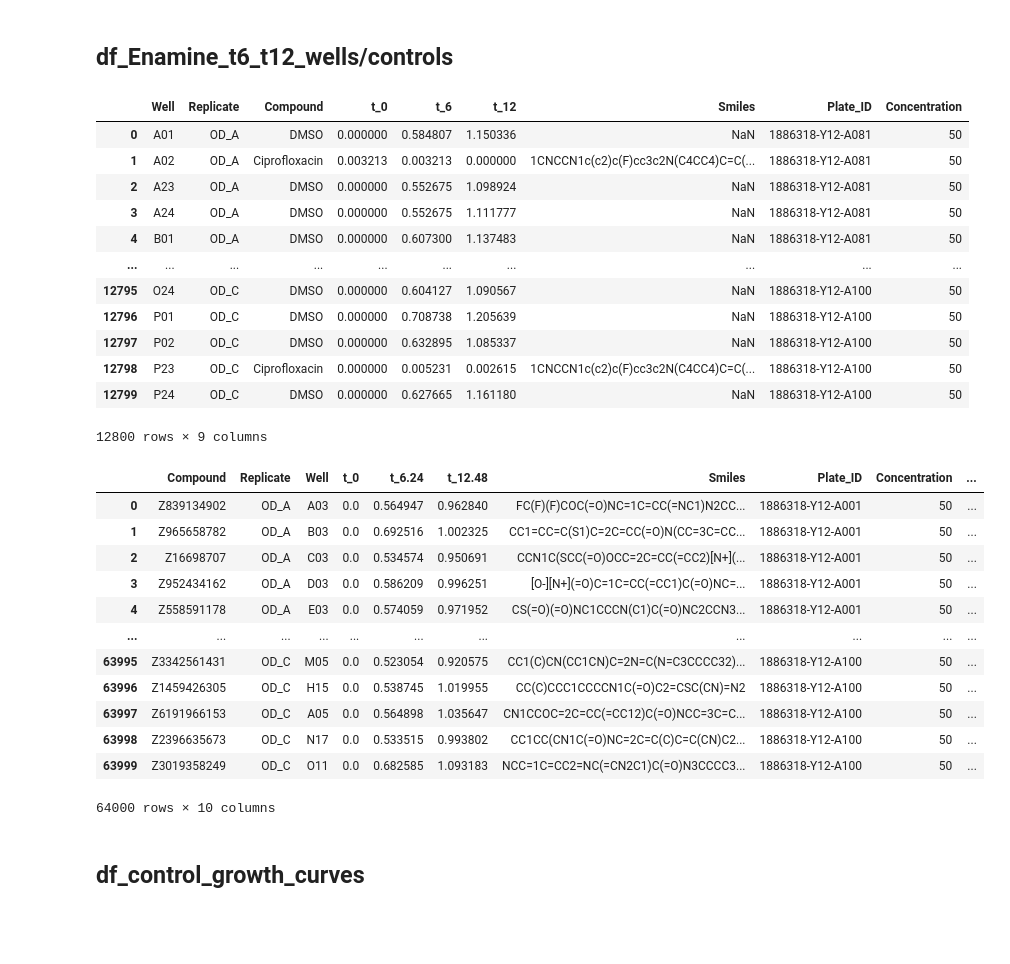
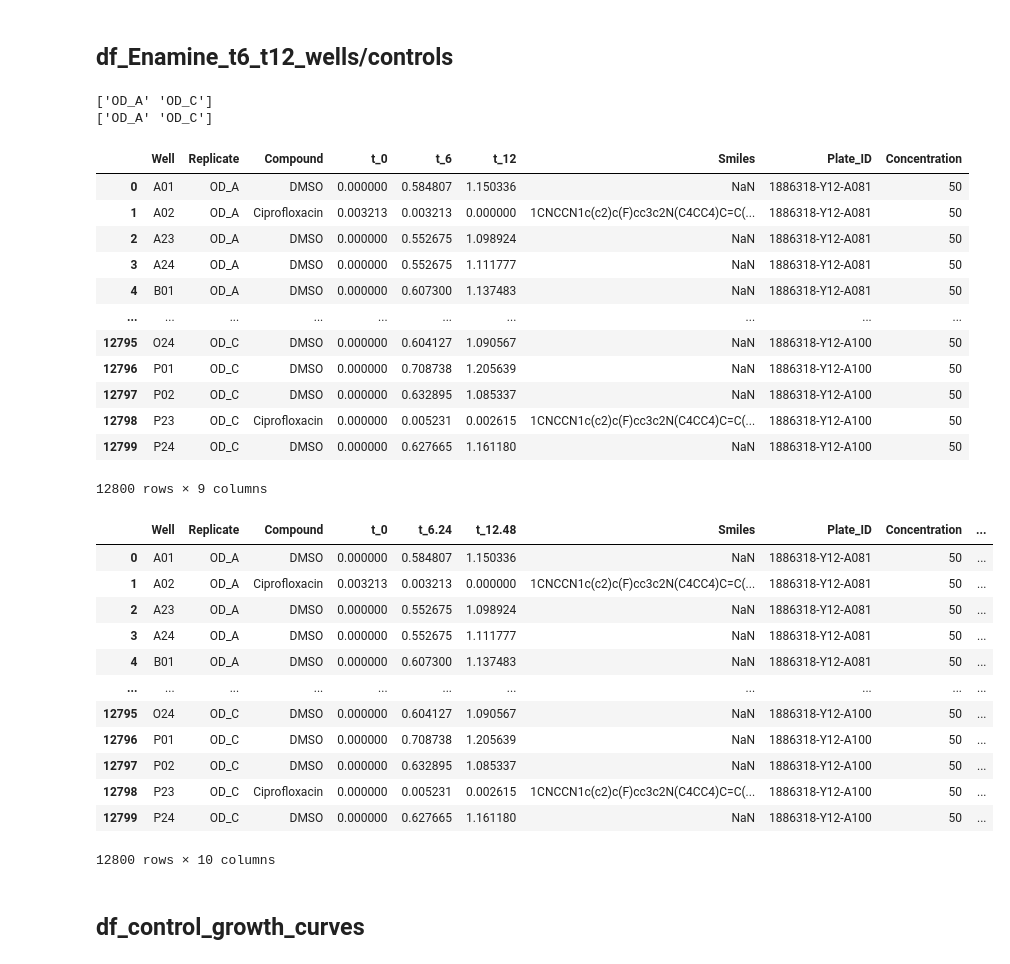
Before and after one commit to ethankreuzer/local_growthcurve, a Jupyter notebook: Well_Plate_effects.ipynb, the cells around one changed output. Cells and saved outputs as stored; diff of their text form; code cells hidden in the pictures; blank space fills up the shorter version.

Commit message:
Added code for Well and Plate Corrections

```diff
--- a/Well_Plate_effects.ipynb
+++ b/Well_Plate_effects.ipynb
@@ -44,8 +44,13 @@ df_Enamine_t6_t12_wells=pd.read_csv('Enamine_t6_t12_wells.csv')
 df_Enamine_t6_t12_controls=pd.read_csv('Enamine_t6_t12_ctrls.csv')
 df_Enamine_t6_t12_controls = df_Enamine_t6_t12_controls.drop(columns=['Unnamed: 0'], errors='ignore')
 # %%
+print(df_Enamine_t6_t12_controls['Replicate'].unique())
+print(df_Enamine_t6_t12_wells['Replicate'].unique())
+
 df_Enamine_t6_t12_controls
 # %% [output]
+['OD_A' 'OD_C']
+['OD_A' 'OD_C']
 |  | Well | Replicate | Compound | t_0 | t_6 | t_12 | Smiles | Plate_ID | Concentration |
 | 0 | A01 | OD_A | DMSO | 0.000000 | 0.584807 | 1.150336 | NaN | 1886318-Y12-A081 | 50 |
 | 1 | A02 | OD_A | Ciprofloxacin | 0.003213 | 0.003213 | 0.000000 | 1CNCCN1c(c2)c(F)cc3c2N(C4CC4)C=C(... | 1886318-Y12-A081 | 50 |
@@ -58,7 +63,7 @@ df_Enamine_t6_t12_controls
 | 12797 | P02 | OD_C | DMSO | 0.000000 | 0.632895 | 1.085337 | NaN | 1886318-Y12-A100 | 50 |
 | 12798 | P23 | OD_C | Ciprofloxacin | 0.000000 | 0.005231 | 0.002615 | 1CNCCN1c(c2)c(F)cc3c2N(C4CC4)C=C(... | 1886318-Y12-A100 | 50 |
 | 12799 | P24 | OD_C | DMSO | 0.000000 | 0.627665 | 1.161180 | NaN | 1886318-Y12-A100 | 50 |
-12800 rows × 9 columns
+12800 rows × 9 columns
 # %%
 df_Enamine_t6_t12_wells=df_Enamine_t6_t12_wells.rename(columns={'t_6': 't_6.24','t_12':'t_12.48'})
 df_Enamine_t6_t12_controls=df_Enamine_t6_t12_controls.rename(columns={'t_6': 't_6.24','t_12':'t_12.48'})
@@ -75,21 +80,21 @@ df_Enamine_t6_t12_controls['Control_Label'] = df_Enamine_t6_t12_controls["Compou
 )
 df_Enamine_t6_t12_wells=df_Enamine_t6_t12_wells.drop(columns=['Activity'])
 # %%
-df_Enamine_t6_t12_wells
+df_Enamine_t6_t12_controls
 # %% [output]
-|  | Compound | Replicate | Well | t_0 | t_6.24 | t_12.48 | Smiles | Plate_ID | Concentration | ... |
-| 0 | Z839134902 | OD_A | A03 | 0.0 | 0.564947 | 0.962840 | FC(F)(F)COC(=O)NC=1C=CC(=NC1)N2CC... | 1886318-Y12-A001 | 50 | ... |
-| 1 | Z965658782 | OD_A | B03 | 0.0 | 0.692516 | 1.002325 | CC1=CC=C(S1)C=2C=CC(=O)N(CC=3C=CC... | 1886318-Y12-A001 | 50 | ... |
-| 2 | Z16698707 | OD_A | C03 | 0.0 | 0.534574 | 0.950691 | CCN1C(SCC(=O)OCC=2C=CC(=CC2)[N+](... | 1886318-Y12-A001 | 50 | ... |
-| 3 | Z952434162 | OD_A | D03 | 0.0 | 0.586209 | 0.996251 | [O-][N+](=O)C=1C=CC(=CC1)C(=O)NC=... | 1886318-Y12-A001 | 50 | ... |
-| 4 | Z558591178 | OD_A | E03 | 0.0 | 0.574059 | 0.971952 | CS(=O)(=O)NC1CCCN(C1)C(=O)NC2CCN3... | 1886318-Y12-A001 | 50 | ... |
+|  | Well | Replicate | Compound | t_0 | t_6.24 | t_12.48 | Smiles | Plate_ID | Concentration | ... |
+| 0 | A01 | OD_A | DMSO | 0.000000 | 0.584807 | 1.150336 | NaN | 1886318-Y12-A081 | 50 | ... |
+| 1 | A02 | OD_A | Ciprofloxacin | 0.003213 | 0.003213 | 0.000000 | 1CNCCN1c(c2)c(F)cc3c2N(C4CC4)C=C(... | 1886318-Y12-A081 | 50 | ... |
+| 2 | A23 | OD_A | DMSO | 0.000000 | 0.552675 | 1.098924 | NaN | 1886318-Y12-A081 | 50 | ... |
+| 3 | A24 | OD_A | DMSO | 0.000000 | 0.552675 | 1.111777 | NaN | 1886318-Y12-A081 | 50 | ... |
+| 4 | B01 | OD_A | DMSO | 0.000000 | 0.607300 | 1.137483 | NaN | 1886318-Y12-A081 | 50 | ... |
 | ... | ... | ... | ... | ... | ... | ... | ... | ... | ... | ... |
-| 63995 | Z3342561431 | OD_C | M05 | 0.0 | 0.523054 | 0.920575 | CC1(C)CN(CC1CN)C=2N=C(N=C3CCCC32)... | 1886318-Y12-A100 | 50 | ... |
-| 63996 | Z1459426305 | OD_C | H15 | 0.0 | 0.538745 | 1.019955 | CC(C)CCC1CCCCN1C(=O)C2=CSC(CN)=N2 | 1886318-Y12-A100 | 50 | ... |
-| 63997 | Z6191966153 | OD_C | A05 | 0.0 | 0.564898 | 1.035647 | CN1CCOC=2C=CC(=CC12)C(=O)NCC=3C=C... | 1886318-Y12-A100 | 50 | ... |
-| 63998 | Z2396635673 | OD_C | N17 | 0.0 | 0.533515 | 0.993802 | CC1CC(CN1C(=O)NC=2C=C(C)C=C(CN)C2... | 1886318-Y12-A100 | 50 | ... |
-| 63999 | Z3019358249 | OD_C | O11 | 0.0 | 0.682585 | 1.093183 | NCC=1C=CC2=NC(=CN2C1)C(=O)N3CCCC3... | 1886318-Y12-A100 | 50 | ... |
+| 12795 | O24 | OD_C | DMSO | 0.000000 | 0.604127 | 1.090567 | NaN | 1886318-Y12-A100 | 50 | ... |
+| 12796 | P01 | OD_C | DMSO | 0.000000 | 0.708738 | 1.205639 | NaN | 1886318-Y12-A100 | 50 | ... |
+| 12797 | P02 | OD_C | DMSO | 0.000000 | 0.632895 | 1.085337 | NaN | 1886318-Y12-A100 | 50 | ... |
+| 12798 | P23 | OD_C | Ciprofloxacin | 0.000000 | 0.005231 | 0.002615 | 1CNCCN1c(c2)c(F)cc3c2N(C4CC4)C=C(... | 1886318-Y12-A100 | 50 | ... |
+| 12799 | P24 | OD_C | DMSO | 0.000000 | 0.627665 | 1.161180 | NaN | 1886318-Y12-A100 | 50 | ... |
-64000 rows × 10 columns
+12800 rows × 10 columns
 # %% [markdown]
 ## df_control_growth_curves
 # %%
```
Also changed, not shown: parts of 54 cells of this notebook.
